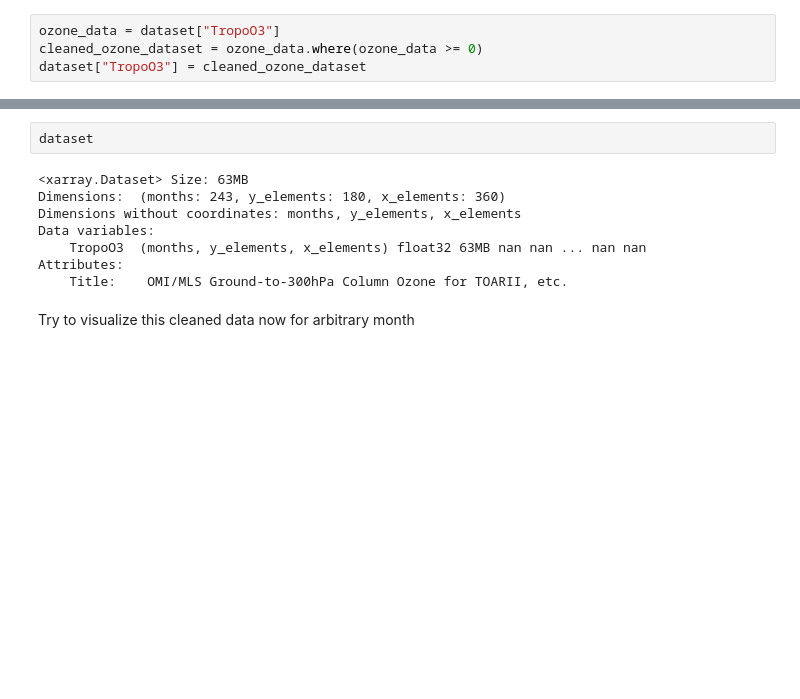
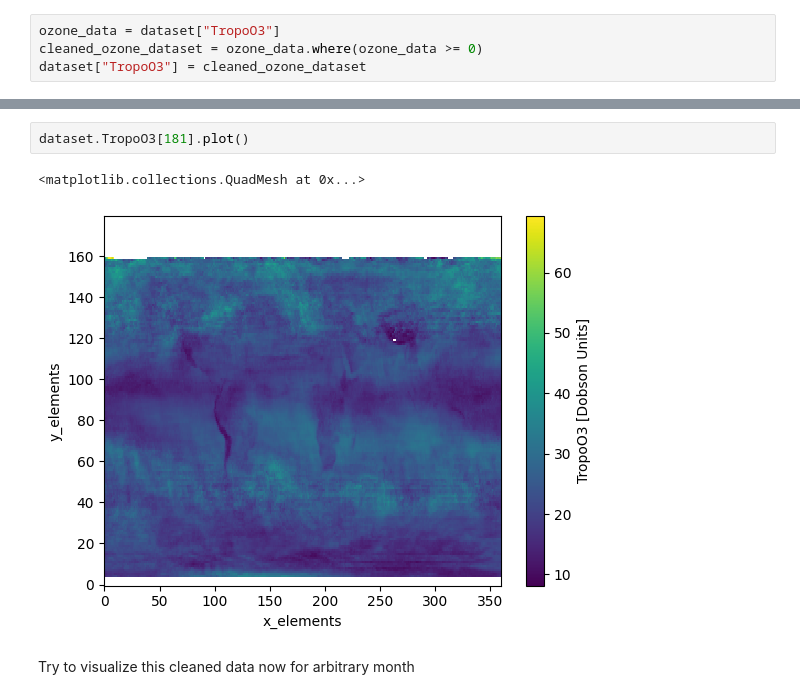
Before and after one commit to monikavc/SOARS_2025, a Jupyter notebook: 300hPa_TOzone_BasicAnalysis.ipynb, the cells around one changed output, grey strips where cells are left out. Saved outputs shown, nothing was run; the diff lists cells and outputs as text; blank space fills up the shorter version.

```diff
--- a/300hPa_TOzone_BasicAnalysis.ipynb
+++ b/300hPa_TOzone_BasicAnalysis.ipynb
@@ -20,12 +40,7 @@ dataset["TropoO3"] = cleaned_ozone_dataset
 # %%
-dataset
+dataset.TropoO3[181].plot()
 # %% [output]
-<xarray.Dataset> Size: 63MB
-Dimensions:  (months: 243, y_elements: 180, x_elements: 360)
-Dimensions without coordinates: months, y_elements, x_elements
-Data variables:
-    TropoO3  (months, y_elements, x_elements) float32 63MB nan nan ... nan nan
-Attributes:
-    Title:    OMI/MLS Ground-to-300hPa Column Ozone for TOARII, etc.
+<matplotlib.collections.QuadMesh at 0x...>
+[figure, added]
 # %% [markdown]
 Try to visualize this cleaned data now for arbitrary month
```
Also changed, not shown: parts of 9 cells of this notebook.
